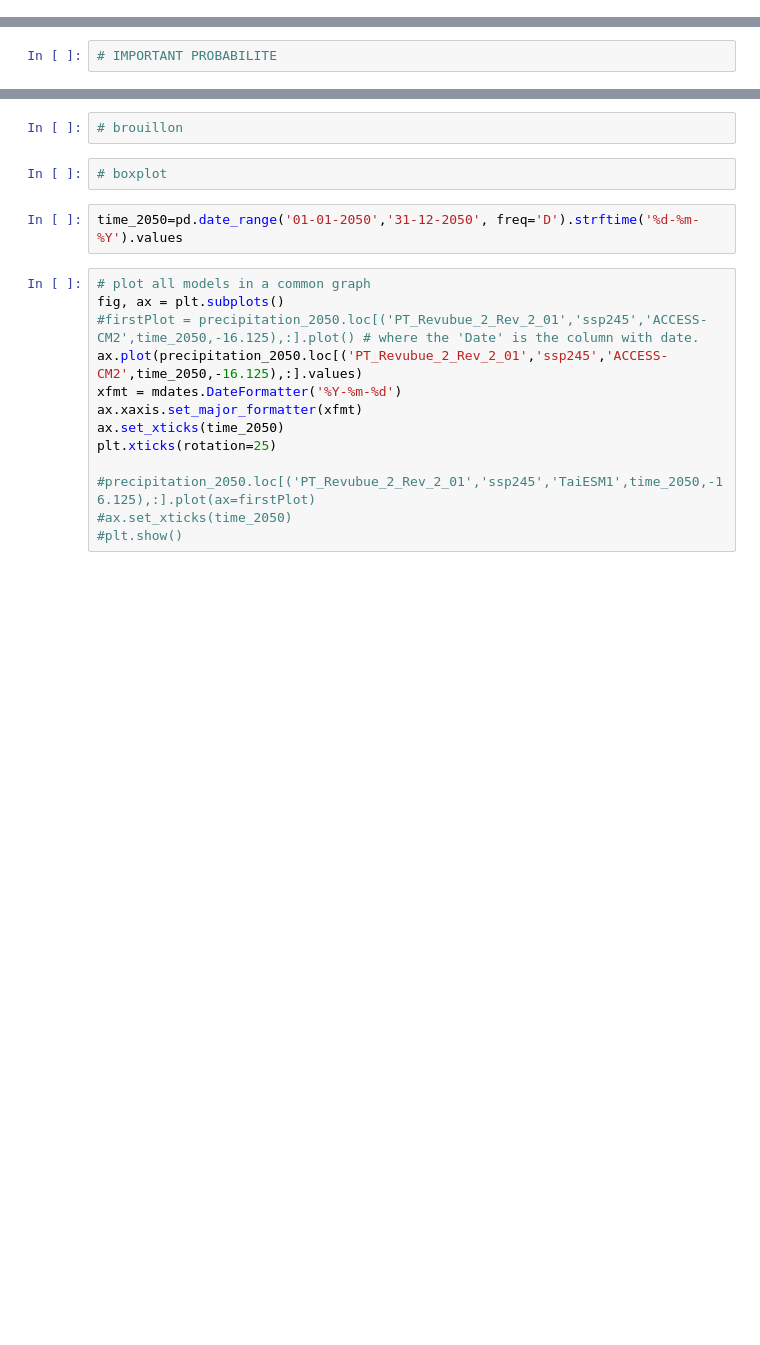
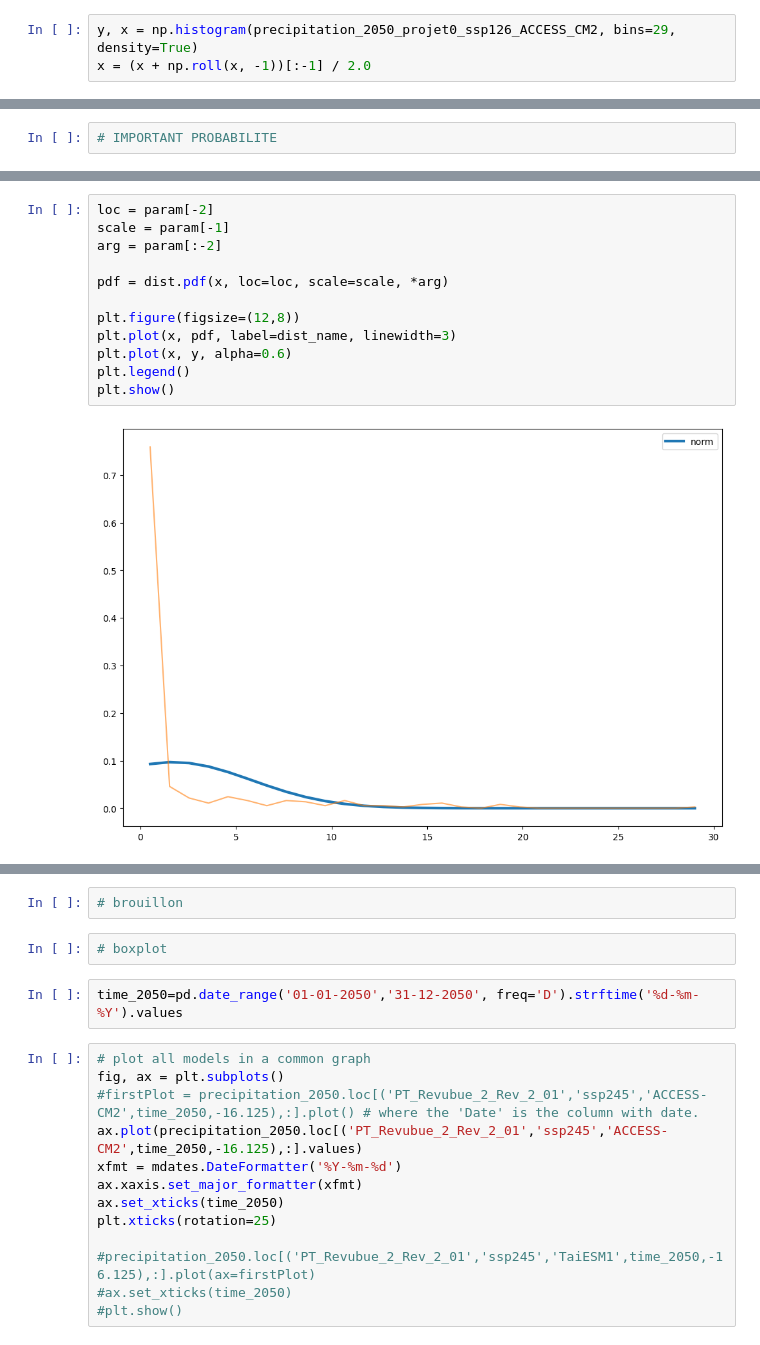
Before and after one commit to RaphaelPB/CRVA_tool, a Jupyter notebook: GraphsAndModels_NEX_GDDP_CMIP6.ipynb, the cells around one changed output, grey strips where cells are left out. Saved outputs shown, nothing was run; the diff lists cells and outputs as text; blank space fills up the shorter version.

```diff
--- a/GraphsAndModels_NEX_GDDP_CMIP6.ipynb
+++ b/GraphsAndModels_NEX_GDDP_CMIP6.ipynb
@@ -206,0 +230,3 @@ pandas.core.frame.DataFrame
+# %%
+y, x = np.histogram(precipitation_2050_projet0_ssp126_ACCESS_CM2, bins=29, density=True)
+x = (x + np.roll(x, -1))[:-1] / 2.0
@@ -208,0 +317,14 @@ pandas.core.frame.DataFrame
+# %%
+loc = param[-2]
+scale = param[-1]
+arg = param[:-2]
+
+pdf = dist.pdf(x, loc=loc, scale=scale, *arg)
+
+plt.figure(figsize=(12,8))
+plt.plot(x, pdf, label=dist_name, linewidth=3)
+plt.plot(x, y, alpha=0.6)
+plt.legend()
+plt.show()
+# %% [output]
+[figure, added]
```
Also changed, not shown: parts of 29 cells of this notebook, 2 other files.
